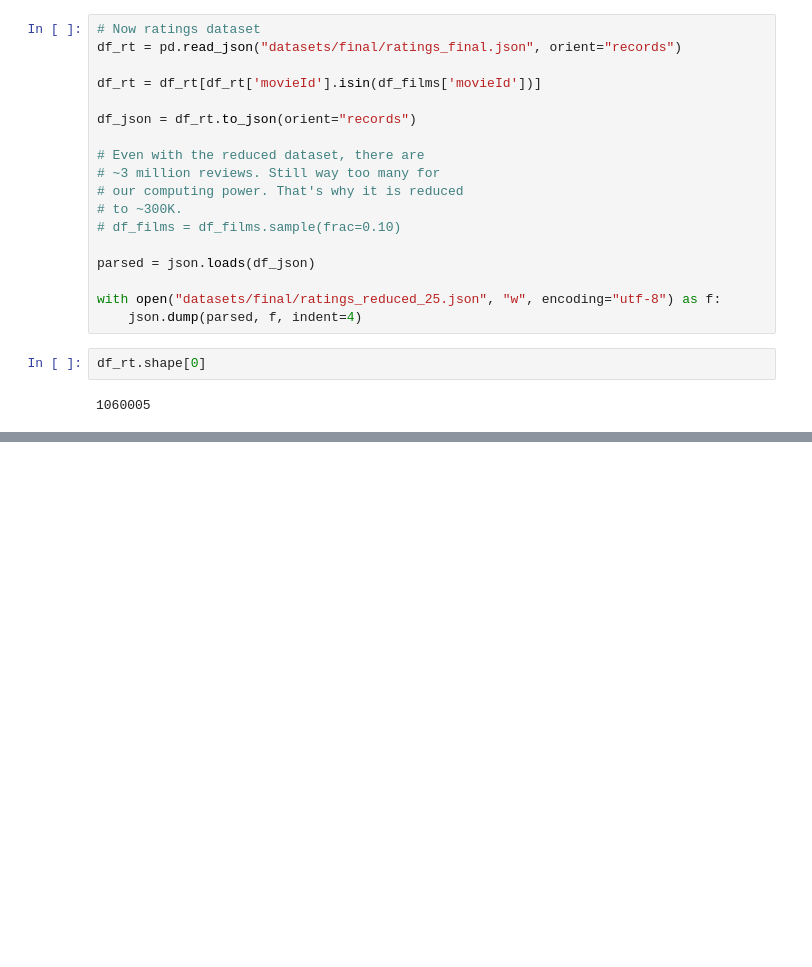
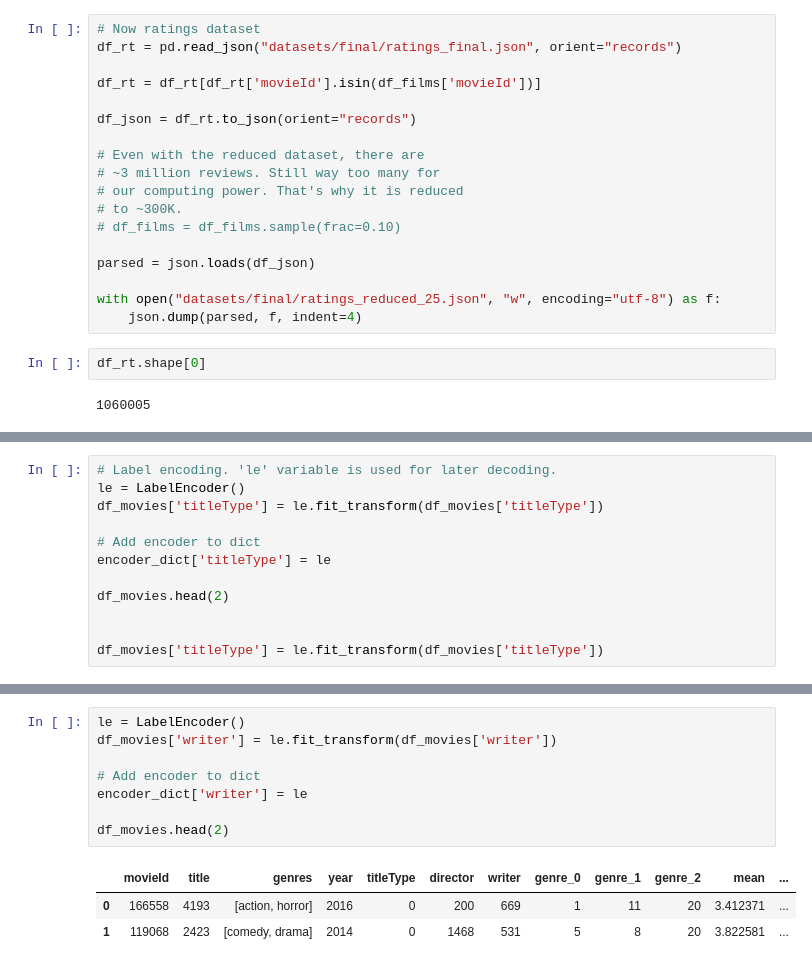
Before and after one commit to imarcosenciso/movie-suggester, a Jupyter notebook: Data/data_preprocessing.ipynb, the cells around one changed output, grey strips where cells are left out. Cells and saved outputs as stored; diff of their text form; blank space fills up the shorter version.

```diff
--- a/Data/data_preprocessing.ipynb
+++ b/Data/data_preprocessing.ipynb
@@ -568,0 +747,12 @@ df_rt.shape[0]
+# %%
+# Label encoding. 'le' variable is used for later decoding.
+le = LabelEncoder()
+df_movies['titleType'] = le.fit_transform(df_movies['titleType'])
+
+# Add encoder to dict
+encoder_dict['titleType'] = le
+
+df_movies.head(2)
+
+
+df_movies['titleType'] = le.fit_transform(df_movies['titleType'])
@@ -568,0 +783,12 @@ df_rt.shape[0]
+# %%
+le = LabelEncoder()
+df_movies['writer'] = le.fit_transform(df_movies['writer'])
+
+# Add encoder to dict
+encoder_dict['writer'] = le
+
+df_movies.head(2)
+# %% [output]
+|  | movieId | title | genres | year | titleType | director | writer | genre_0 | genre_1 | genre_2 | mean | ... |
+| 0 | 166558 | 4193 | [action, horror] | 2016 | 0 | 200 | 669 | 1 | 11 | 20 | 3.412371 | ... |
+| 1 | 119068 | 2423 | [comedy, drama] | 2014 | 0 | 1468 | 531 | 5 | 8 | 20 | 3.822581 | ... |
```
Also changed, not shown: parts of 38 cells of this notebook, 1 other file.
